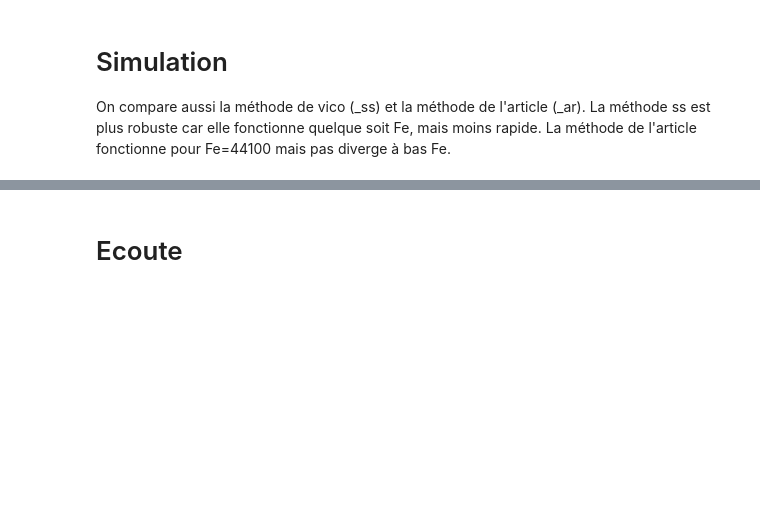
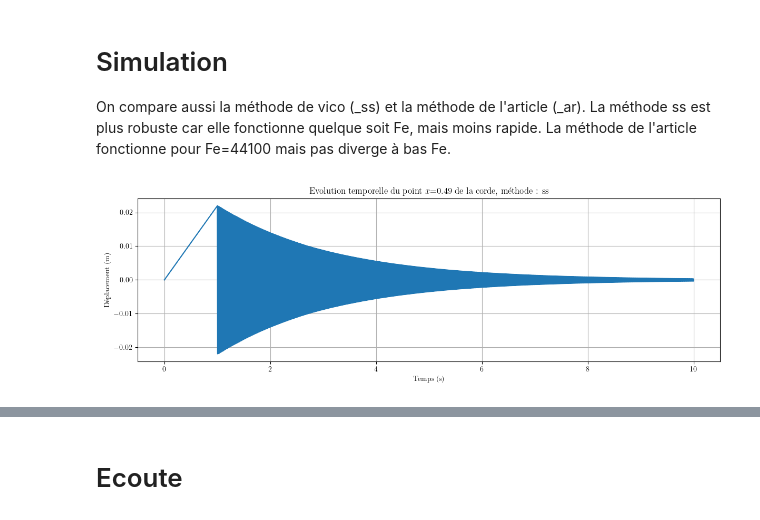
Before and after one commit to peladeaucome/ATIAM-PAM-AnalyseInstruments, a Jupyter notebook: Guitar_model/vico_modphy/visu_vico.ipynb, the cells around one changed output, grey strips where cells are left out. Cells and saved outputs as stored; diff of their text form; code cells hidden in the pictures; blank space fills up the shorter version.

```diff
--- a/Guitar_model/vico_modphy/visu_vico.ipynb
+++ b/Guitar_model/vico_modphy/visu_vico.ipynb
@@ -50,20 +56,22 @@ elif method == "compare" :
 # %%
 fig = plt.figure()
 ax1 = fig.add_subplot(111)
 
-ax1.plot(t, simuS_NxS_Nt[Nx//2,:])
-ax1.set_title(rf"Evolution temporelle du point $x$={xS[NxS//2]:.2f} de la corde, méthode : {method}")
+ax1.plot(t, simuS_NxS_Nt[750,:])
+ax1.set_title(rf"Evolution temporelle du point $x$={xS[750]:.2f} de la corde, méthode : {method}")
 # if both :  ##si on a choisi les deux méthodes on plote la dif des deux
 #     ax1.plot(t, simuS_NxS_Nt_ss[NxS//2,:] - simuS_NxS_Nt_ar[NxS//2,:],label="")
 #     ax1.set_title(rf"Evolution temporelle du point $x$={xS[NxS//2]:.2f} de la corde, différence des deux méthodes")
 
 ax1.plot()
 ax1.grid()
 ax1.set_xlabel("Temps (s)")
 ax1.set_ylabel("Déplacement (m)")
 fig.tight_layout()
 
 plt.show()
+# %% [output]
+[figure, added]
 # %%
 fig = plt.figure()
 ax1 = fig.add_subplot(111)
```
Also changed, not shown: parts of 7 cells of this notebook, 8 other files.
